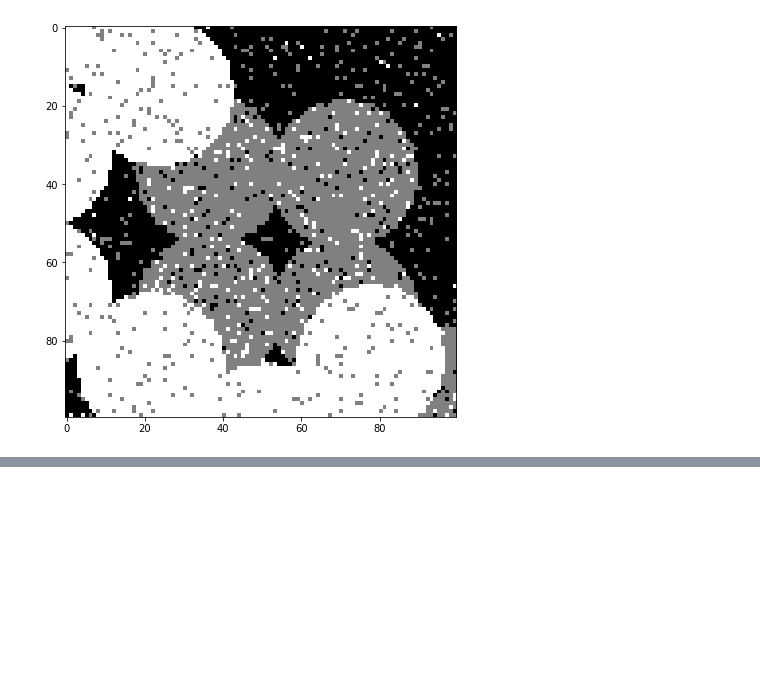
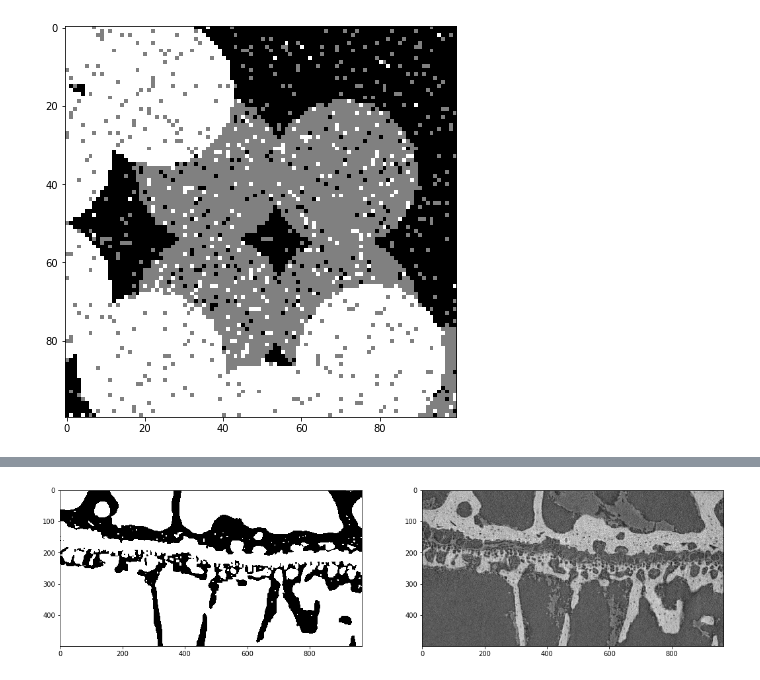
Before and after one commit to MJordahn/AIA_Spring_2020, a Jupyter notebook: Andreas/Week 5/MRF_image_segmentation.ipynb, the cells around one changed output, grey strips where cells are left out. Cells and saved outputs as stored; diff of their text form; code cells hidden in the pictures; blank space fills up the shorter version.

```diff
--- a/Andreas/Week 5/MRF_image_segmentation.ipynb
+++ b/Andreas/Week 5/MRF_image_segmentation.ipynb
@@ -126,0 +221,28 @@ Prior:  7321
+# %%
+beta=0.02
+
+# Create the graph.
+g = maxflow.Graph[float]()
+# Add the nodes. nodeids has the identifiers of the nodes in the grid.
+nodeids = g.add_grid_nodes(img_tibia.shape)
+
+# Create matrix describing neigbourhood structure:
+structure=np.array([[0,1,0],
+                    [1,0,1],
+                    [0,1,0]])
+
+# Add non-terminal edges with the same capacity.
+g.add_grid_edges(nodeids, weights=beta, structure=structure, symmetric=True)
+
+source_capacity = (0.38 - img_tibia)**2 #relies on first class
+sink_capacity = (0.68 - img_tibia)**2 #relies on second class
+# Note: 0.38 and 0.68 is determined from the histograms
+
+# Add the terminal edges (likelihood weights):
+g.add_grid_tedges(nodeids, source_capacity, sink_capacity)
+# %%
+# Find the maximum flow.
+print("Maxflow: ", g.maxflow())
+# Get the segments of the nodes in the grid.
+sgm = g.get_grid_segments(nodeids)
+print(sgm)
@@ -126,0 +258,7 @@ Prior:  7321
+# %%
+fig3, f3_axes = plt.subplots(ncols=2, nrows=1, constrained_layout=False, figsize=(18,12))
+f3_axes[1].imshow(img_tibia, cmap = "gray")
+f3_axes[0].imshow(sgm, cmap = "gray")
+fig3.show()
+# %% [output]
+[figure, added]
```
Also changed, not shown: parts of 22 cells of this notebook.
